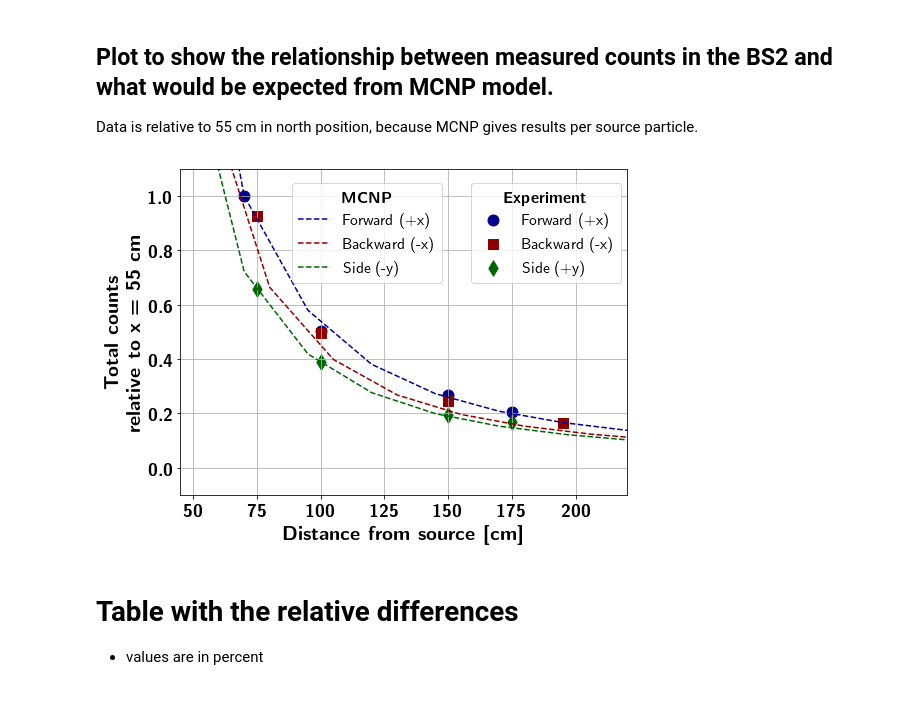
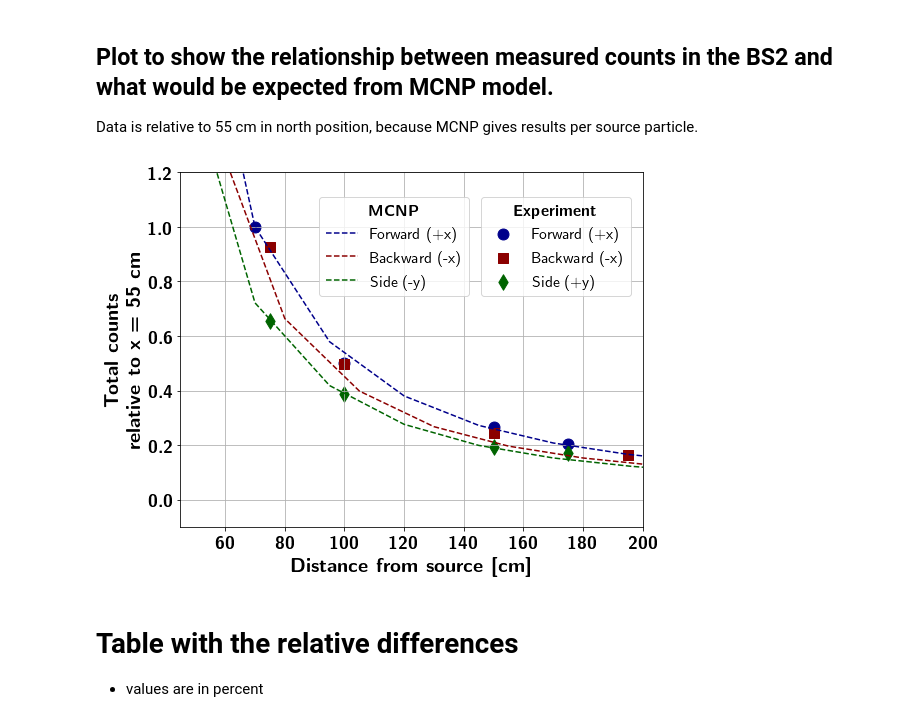
Before and after one commit to kromerh/phd_python, a Jupyter notebook: 09.BS_Mapping/01.NEW_TARGET.BS_mapping.new_target.ipynb, the cells around one changed output. Drawn from its saved outputs; the diff is of its cells as text; code cells hidden in the pictures.

Commit message:
BS mapping plots

```diff
--- a/09.BS_Mapping/01.NEW_TARGET.BS_mapping.new_target.ipynb
+++ b/09.BS_Mapping/01.NEW_TARGET.BS_mapping.new_target.ipynb
@@ -3,6 +3,8 @@
 
 - Code and data is in /Users/hkromer/02_PhD/02_Data/06.BS_Mapping/2017-12-21_BS_Mapping
 - Some report can already be found in /Users/hkromer/02_PhD/04_Publiations/04_Reports/05_BSMapping/2018-01-04_BS_Mapping.docx
+# %%
+outputfolder = '/Users/hkromer/polybox/Thesis/Chapters/DetailedNeutronGeneratorCharacterization/Figures/'
 # %%
 import time
 import matplotlib.pyplot as plt
@@ -176,7 +178,9 @@ Data is relative to 55 cm in north position, because MCNP gives results per sour
 # %%
 fs = 20
 markersize = 120
-
+figname = 'BS_mapping_new_target_counts_in_BS_vs_MCNP'
+if not os.path.exists(outputfolder+'/'+figname):
+    os.makedirs(outputfolder+'/'+figname)
 # plots
 normtypes = ['BS_norm_dose']
 for normtype in normtypes:
@@ -193,39 +197,39 @@ for normtype in normtypes:
 #     _1 = ax1.scatter(df_north['distance'], df_north[normtype], label=r"Forward (+x)",  marker="o", color='darkblue', s=markersize)
     _1 = ax1.scatter(df_north['distance'], df_north[normtype],  marker="o", color='darkblue', s=markersize)
 #     _2 = ax1.scatter(df_south['distance'], df_south[normtype], label=r"Backward (-x)",  marker="s", color='darkred', s=markersize)
     _2 = ax1.scatter(df_south['distance'], df_south[normtype],  marker="s", color='darkred', s=markersize)
 #     _3 = ax1.scatter(df_east['distance'], df_east[normtype], label=r"Side (+y)",  marker="d", color='darkgreen', s=markersize)
     _3 = ax1.scatter(df_east['distance'], df_east[normtype], marker="d", color='darkgreen', s=markersize)
 
     my_handles, my_labels = ax1.get_legend_handles_labels()
-    leg1 = plt.legend([my_handles[0], my_handles[1], my_handles[2]], [my_labels[0], my_labels[1], my_labels[2]], loc=(0.25, 0.65), markerscale=0, fontsize=fs-4)
+    leg1 = plt.legend([my_handles[0], my_handles[1], my_handles[2]], [my_labels[0], my_labels[1], my_labels[2]], loc=(0.3, 0.65), markerscale=0, fontsize=fs-4)
     leg1.set_title(r"\textbf{MCNP}", prop = {'size': fs-4})
 
     leg2 = ax1.legend([_1,_2,_3],[r'Forward (+x)',r'Backward (-x)',r'Side (+y)'], loc=(0.65, 0.65), fontsize=fs-4)
     leg2.set_title(r"\textbf{Experiment}", prop = {'size': fs-4})
     # Manually add the first legend back
     ax1.add_artist(leg1)
 #     ax1.errorbar(df_east['distance'], df_east[normtype], xerr=df_east['distance_err'], label=r"East\_exp",  ls='none', marker='s', color='olive', capsize=5)
     plt.xlabel(r"\textbf{Distance from source [cm]}", fontsize=fs)
     plt.ylabel(r"\textbf{Total counts}"+ "\n" + r"\textbf{relative to x = 55 cm}", fontsize=fs)
 #     fig.suptitle(r"\textbf{Total counts expected and measured}")
 #     ax1.set_title(r"\textit{Relative to 55 cm North}")
     ax1.grid(b=True, which='major', linestyle='-')
     ax1.grid(b=True, which='minor', linestyle='--')
 #     fig.subplots_adjust(bottom=0.5)
 #     plt.gcf().autofmt_xdate()
-    plt.xlim(45,220)
-    plt.ylim(-0.1,1.1)
+    plt.xlim(45,200)
+    plt.ylim(-0.1,1.2)
     # tick font size
     ax1.tick_params('x', colors='black', labelsize=fs-2)
     ax1.tick_params('y', colors='black', labelsize=fs-2)
 #     plt.legend(loc='best', title=r"\textbf{Legend}")
-    # plt.tight_layout()
-#     plt.savefig('./2017-10-12_Plots/comparison_relative_w_MCNP_' + normtype + '.png', dpi=600)
+    plt.tight_layout()
+    plt.savefig(f'{outputfolder}/{figname}/{figname}.pdf')
     plt.show()
     plt.close()
 # %% [output]
-[figure, old version]
+[figure, new version]
 # %% [markdown]
 # Table with the relative differences
 
```
Also changed, not shown: parts of 5 cells of this notebook.
